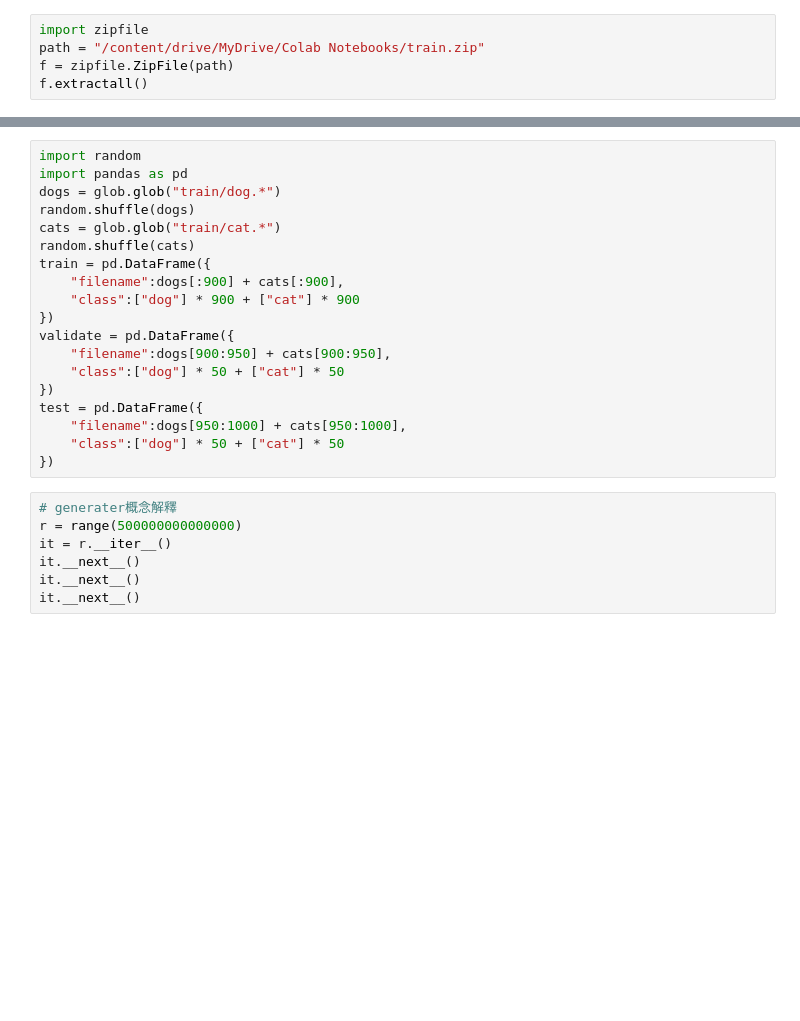
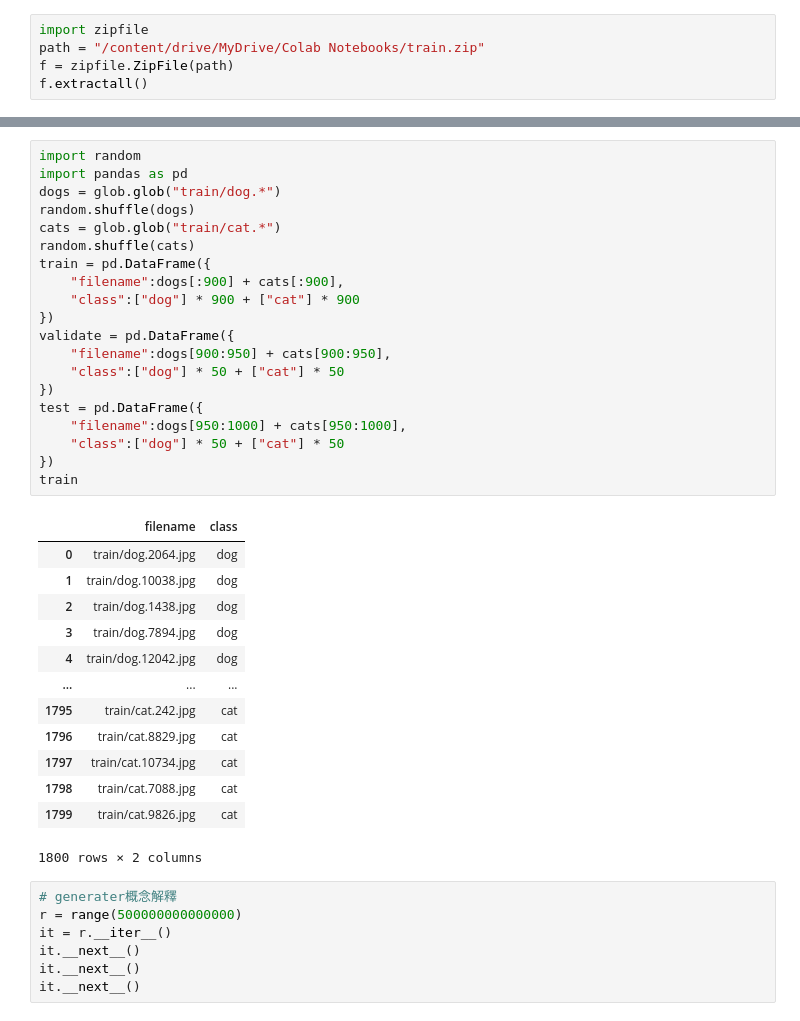
Before and after one commit to EasonChen78/machine_learning, a Jupyter notebook: 20230428_Transfer_Learning.ipynb, the cells around one changed output, grey strips where cells are left out. Cells and saved outputs as stored; diff of their text form; blank space fills up the shorter version.

```diff
--- a/20230428_Transfer_Learning.ipynb
+++ b/20230428_Transfer_Learning.ipynb
@@ -22,22 +22,37 @@ plt.imshow(Image.open(fs[2000]))
 # %%
 import random
 import pandas as pd
 dogs = glob.glob("train/dog.*")
 random.shuffle(dogs)
 cats = glob.glob("train/cat.*")
 random.shuffle(cats)
 train = pd.DataFrame({
     "filename":dogs[:900] + cats[:900],
     "class":["dog"] * 900 + ["cat"] * 900
 })
 validate = pd.DataFrame({
     "filename":dogs[900:950] + cats[900:950],
     "class":["dog"] * 50 + ["cat"] * 50
 })
 test = pd.DataFrame({
     "filename":dogs[950:1000] + cats[950:1000],
     "class":["dog"] * 50 + ["cat"] * 50
 })
+train
+# %% [output]
+|  | filename | class |
+| 0 | train/dog.2064.jpg | dog |
+| 1 | train/dog.10038.jpg | dog |
+| 2 | train/dog.1438.jpg | dog |
+| 3 | train/dog.7894.jpg | dog |
+| 4 | train/dog.12042.jpg | dog |
+| ... | ... | ... |
+| 1795 | train/cat.242.jpg | cat |
+| 1796 | train/cat.8829.jpg | cat |
+| 1797 | train/cat.10734.jpg | cat |
+| 1798 | train/cat.7088.jpg | cat |
+| 1799 | train/cat.9826.jpg | cat |
+1800 rows × 2 columns
 # %%
 # generater概念解釋
 r = range(500000000000000)
```
Also changed, not shown: parts of 10 cells of this notebook.
